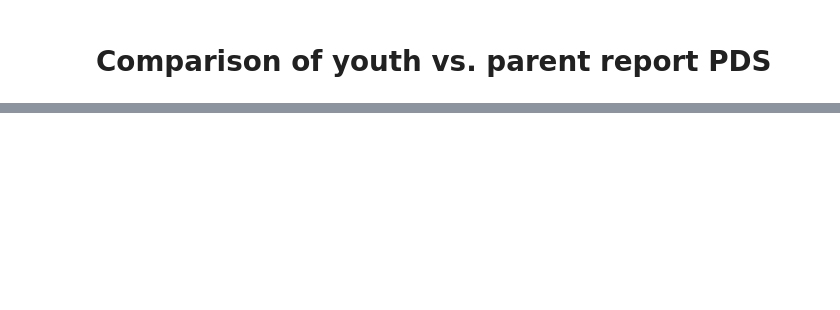
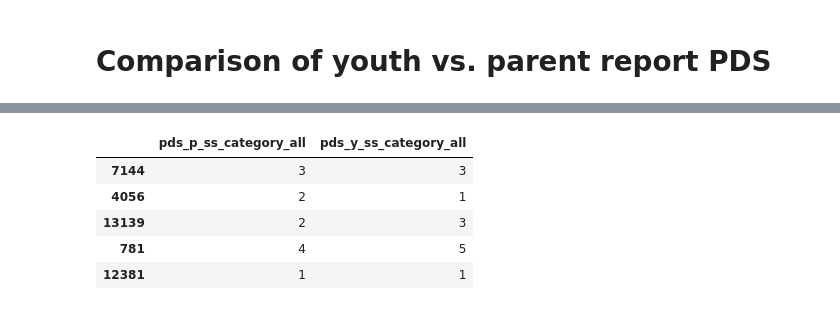
Before and after one commit to dmysmith/age, a Jupyter notebook: mediation/age_pds_visualization.ipynb, the cells around one changed output, grey strips where cells are left out. Saved outputs shown, nothing was run; the diff lists cells and outputs as text; code cells hidden in the pictures; blank space fills up the shorter version.

```diff
--- a/mediation/age_pds_visualization.ipynb
+++ b/mediation/age_pds_visualization.ipynb
@@ -143,0 +108,19 @@ sns.stripplot(data=data_random
+# %%
+# data_random['pds_p_ss_category_all'] = data_random.pds_p_ss_category_all.astype(str)
+# data_random['pds_y_ss_category_all'] = data_random.pds_y_ss_category_all.astype(str)
+
+# data_random['pds_p_ss_category_all'] = data_random['pds_p_ss_category_all'].astype(int)
+# data_random['pds_y_ss_category_all'] = data_random['pds_y_ss_category_all'].astype(int)
+
+pds_p_ss_category = data_random['pds_p_ss_category_all'].astype(int)
+pds_y_ss_category = data_random['pds_y_ss_category_all'].astype(int)
+
+enc_data = pd.concat([pds_p_ss_category, pds_y_ss_category], axis=1)
+enc_data.head()
+# %% [output]
+|  | pds_p_ss_category_all | pds_y_ss_category_all |
+| 7144 | 3 | 3 |
+| 4056 | 2 | 1 |
+| 13139 | 2 | 3 |
+| 781 | 4 | 5 |
+| 12381 | 1 | 1 |
```
Also changed, not shown: parts of 13 cells of this notebook, 1 other file.
